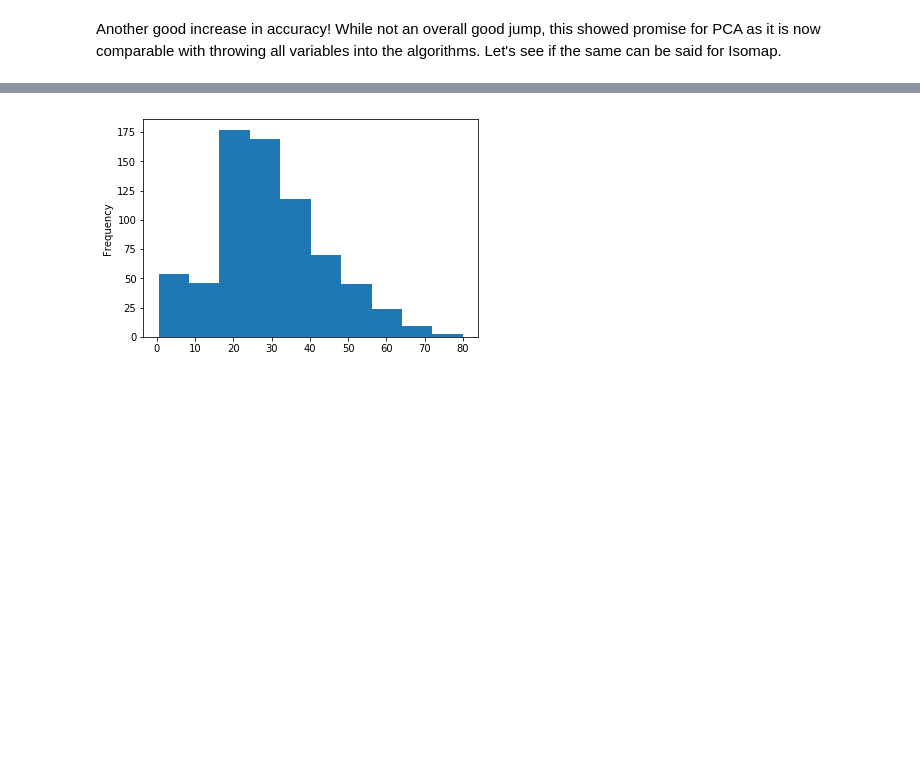
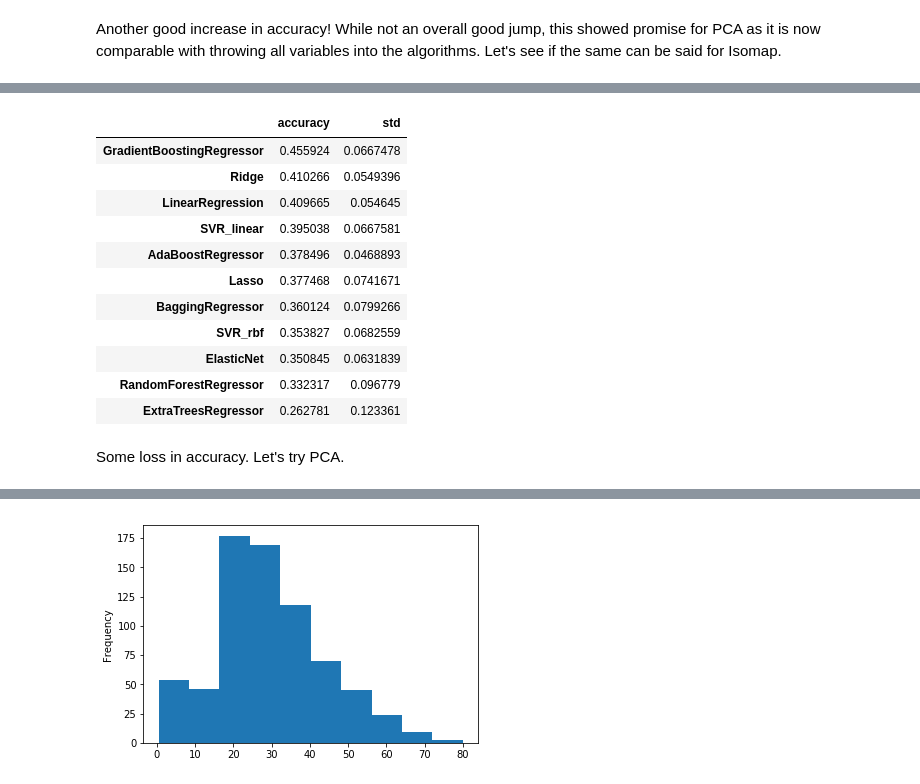
Before and after one commit to it176131/Titanic, a Jupyter notebook: Titanic.ipynb, the cells around one changed output, grey strips where cells are left out. Drawn from its saved outputs; the diff is of its cells as text; code cells hidden in the pictures; blank space fills up the shorter version.

```diff
--- a/Titanic.ipynb
+++ b/Titanic.ipynb
@@ -1655,0 +1699,28 @@ The Isomap can't compute due to division by zero in the algorithm. So it's out.
+# %%
+scaled_age_X = preprocessing.scale(age_X)
+# %%
+for k,v in regressors.items():
+    kfold = model_selection.KFold(n_splits=10)
+    results = model_selection.cross_val_score(v, scaled_age_X, age_y, cv = kfold)
+    regressor_df.loc[k, 'accuracy'] = results.mean()
+    regressor_df.loc[k, 'std'] = results.std()
+
+regressor_df.sort_values([
+    'accuracy',
+    'std'
+], ascending = False)
+# %% [output]
+|  | accuracy | std |
+| GradientBoostingRegressor | 0.455924 | 0.0667478 |
+| Ridge | 0.410266 | 0.0549396 |
+| LinearRegression | 0.409665 | 0.054645 |
+| SVR_linear | 0.395038 | 0.0667581 |
+| AdaBoostRegressor | 0.378496 | 0.0468893 |
+| Lasso | 0.377468 | 0.0741671 |
+| BaggingRegressor | 0.360124 | 0.0799266 |
+| SVR_rbf | 0.353827 | 0.0682559 |
+| ElasticNet | 0.350845 | 0.0631839 |
+| RandomForestRegressor | 0.332317 | 0.096779 |
+| ExtraTreesRegressor | 0.262781 | 0.123361 |
+# %% [markdown]
+Some loss in accuracy. Let's try PCA.
```
Also changed, not shown: parts of 65 cells of this notebook.
